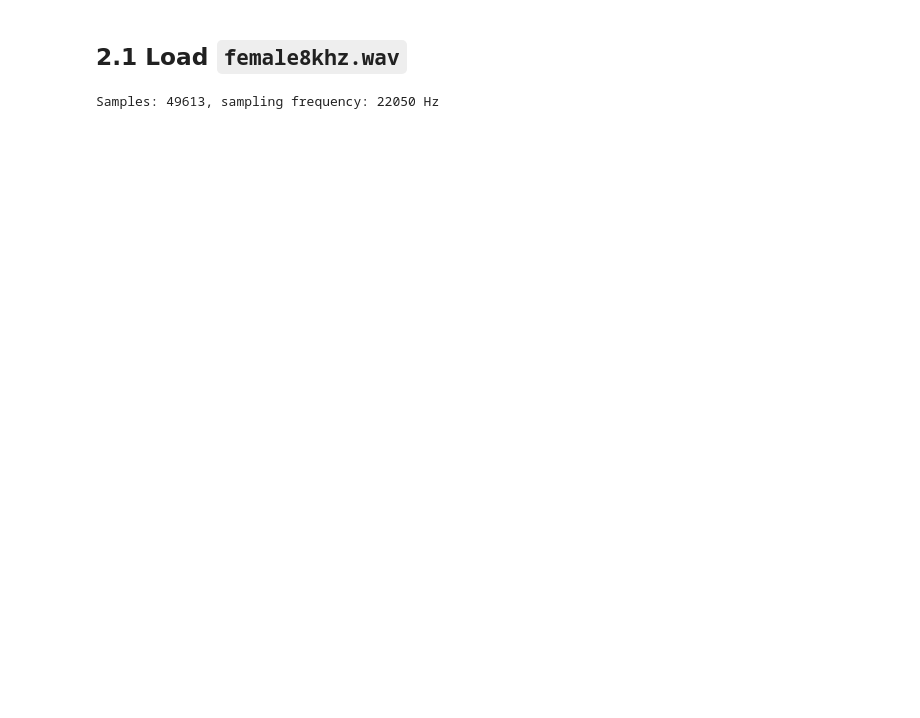
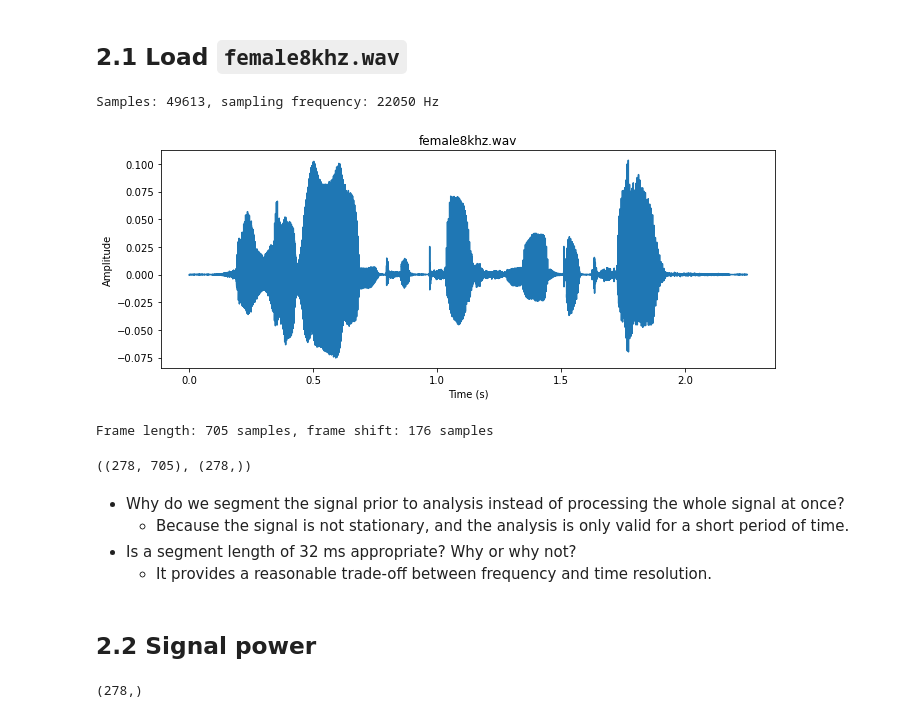
Before and after one commit to iibrahimli/ssp_sose2023, a Jupyter notebook: Exercise4/exercise4.ipynb, the cells around one changed output. Drawn from its saved outputs; the diff is of its cells as text; code cells hidden in the pictures; blank space fills up the shorter version.

```diff
--- a/Exercise4/exercise4.ipynb
+++ b/Exercise4/exercise4.ipynb
@@ -55,3 +98,27 @@ x, fs = librosa.core.load("Audio/female8khz.wav")
 print(f"Samples: {len(x)}, sampling frequency: {fs} Hz")
 # %% [output]
 Samples: 49613, sampling frequency: 22050 Hz
+# %%
+plot_signal(x, fs, title="female8khz.wav")
+# %% [output]
+[figure, added]
+# %%
+# Window the signal
+frame_length = 32 # ms
+frame_shift = 8 # ms
+N = frame_length * fs // 1000
+R = frame_shift * fs // 1000
+print(f"Frame length: {N} samples, frame shift: {R} samples")
+
+m_frames, v_time_frame = my_windowing(x, fs, frame_length, frame_shift)
+m_frames.shape, v_time_frame.shape
+# %% [output]
+Frame length: 705 samples, frame shift: 176 samples
+((278, 705), (278,))
+# %% [markdown]
+- Why do we segment the signal prior to analysis instead of processing the whole signal at once?
+  - Because the signal is not stationary, and the analysis is only valid for a short period of time.
+- Is a segment length of 32 ms appropriate? Why or why not?
+  - It provides a reasonable trade-off between frequency and time resolution.
+# %% [markdown]
+## 2.2 Signal power
@@ -57,0 +128,6 @@ Samples: 49613, sampling frequency: 22050 Hz
+# %%
+# Compute power of each frame
+v_power = np.apply_along_axis(compute_power, 1, m_frames)
+v_power.shape
+# %% [output]
+(278,)
```
Also changed, not shown: parts of 14 cells of this notebook.
